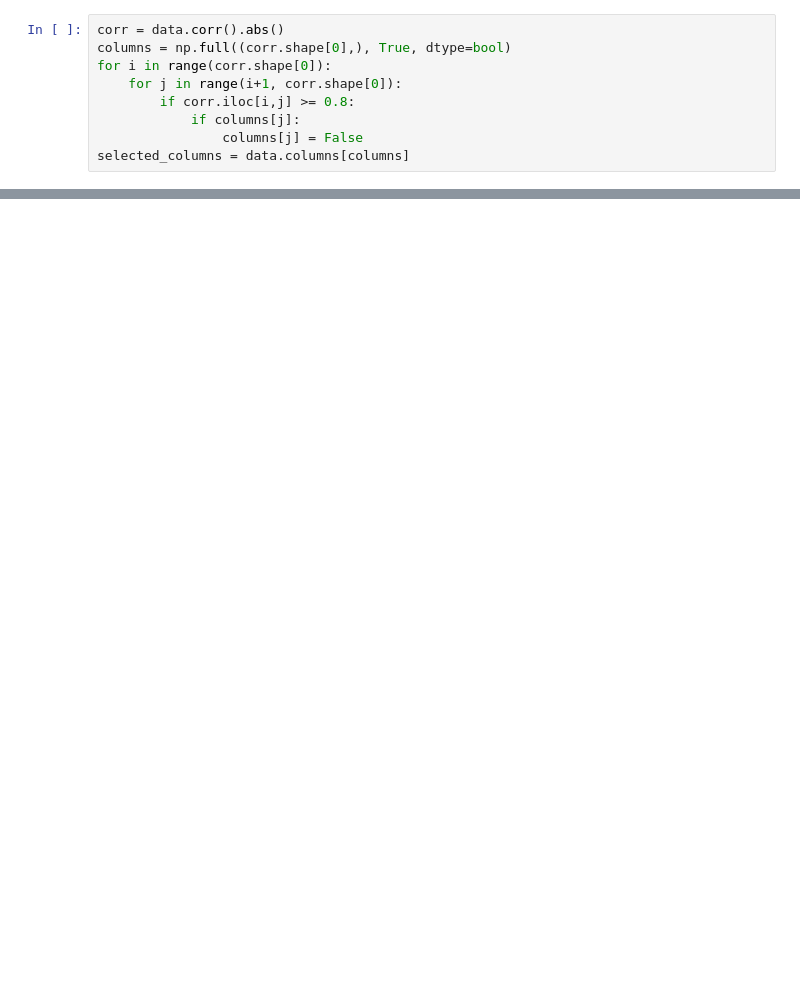
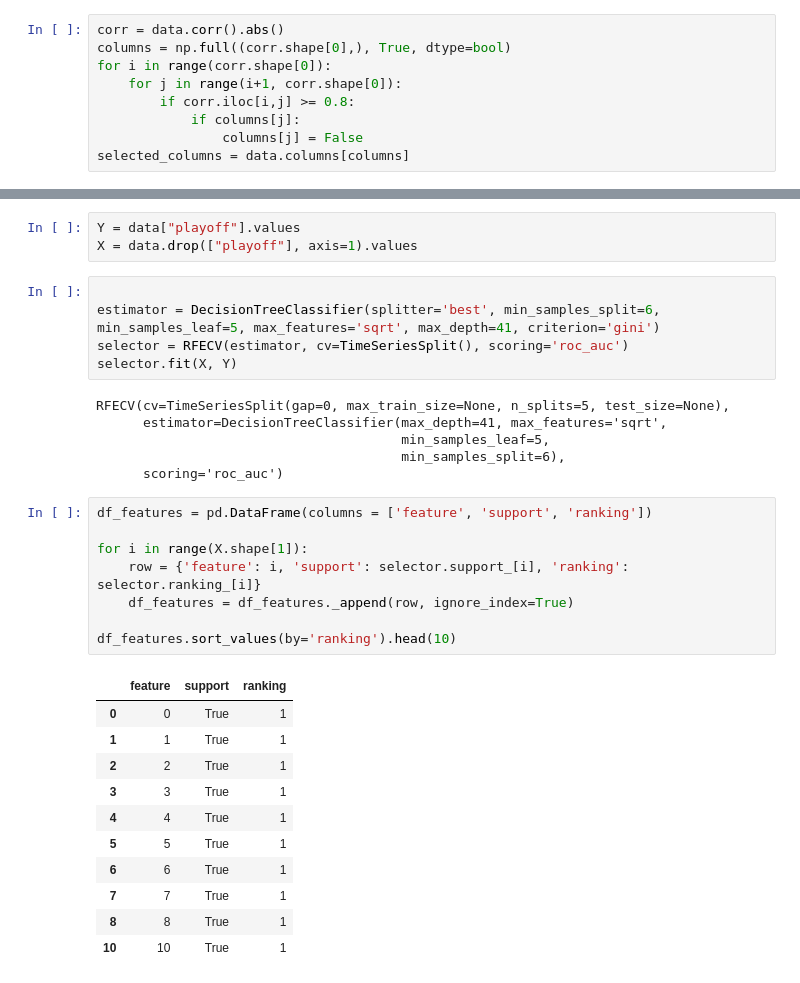
Before and after one commit to P1ntas/Machine-Learning, a Jupyter notebook: src/4-new-important.ipynb, the cells around one changed output, grey strips where cells are left out. Cells and saved outputs as stored; diff of their text form; blank space fills up the shorter version.

```diff
--- a/src/4-new-important.ipynb
+++ b/src/4-new-important.ipynb
@@ -243,0 +250,34 @@ plt.show()
+# %%
+Y = data["playoff"].values
+X = data.drop(["playoff"], axis=1).values
+# %%
+
+estimator = DecisionTreeClassifier(splitter='best', min_samples_split=6, min_samples_leaf=5, max_features='sqrt', max_depth=41, criterion='gini')
+selector = RFECV(estimator, cv=TimeSeriesSplit(), scoring='roc_auc')
+selector.fit(X, Y)
+# %% [output]
+RFECV(cv=TimeSeriesSplit(gap=0, max_train_size=None, n_splits=5, test_size=None),
+      estimator=DecisionTreeClassifier(max_depth=41, max_features='sqrt',
+                                       min_samples_leaf=5,
+                                       min_samples_split=6),
+      scoring='roc_auc')
+# %%
+df_features = pd.DataFrame(columns = ['feature', 'support', 'ranking'])
+
+for i in range(X.shape[1]):
+    row = {'feature': i, 'support': selector.support_[i], 'ranking': selector.ranking_[i]}
+    df_features = df_features._append(row, ignore_index=True)
+
+df_features.sort_values(by='ranking').head(10)
+# %% [output]
+|  | feature | support | ranking |
+| 0 | 0 | True | 1 |
+| 1 | 1 | True | 1 |
+| 2 | 2 | True | 1 |
+| 3 | 3 | True | 1 |
+| 4 | 4 | True | 1 |
+| 5 | 5 | True | 1 |
+| 6 | 6 | True | 1 |
+| 7 | 7 | True | 1 |
+| 8 | 8 | True | 1 |
+| 10 | 10 | True | 1 |
```
Also changed, not shown: parts of 15 cells of this notebook.
